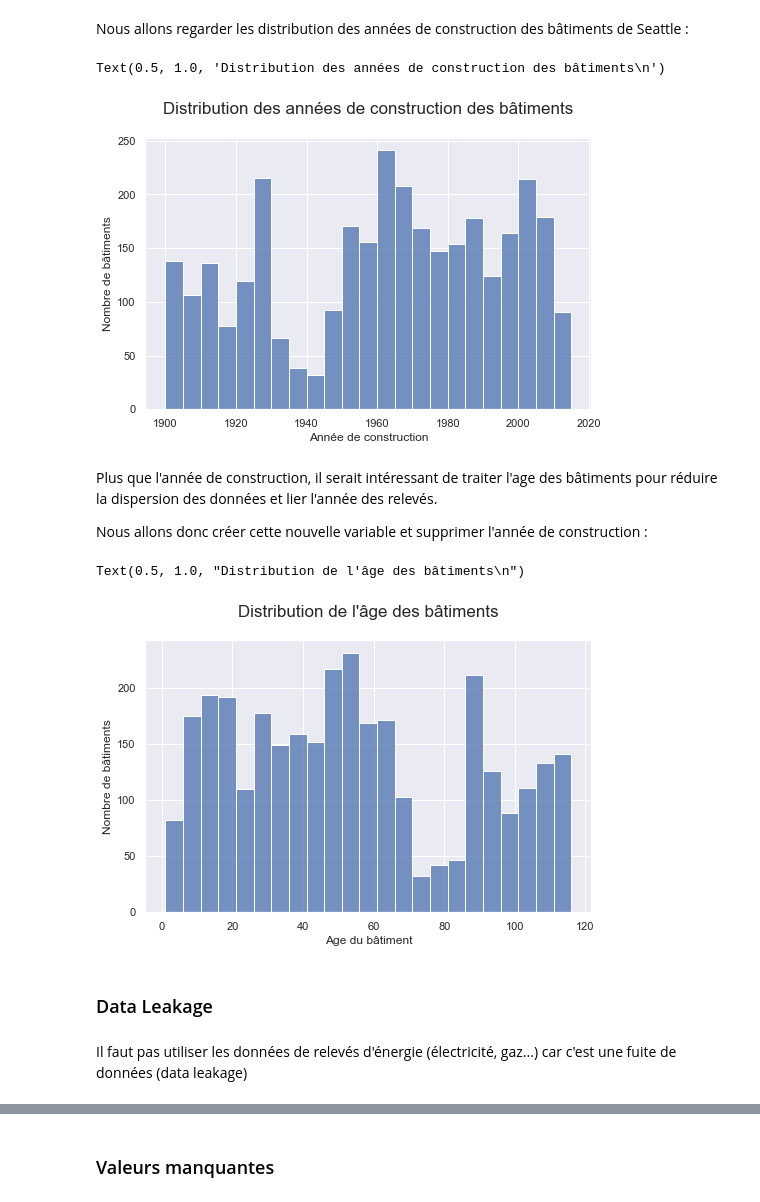
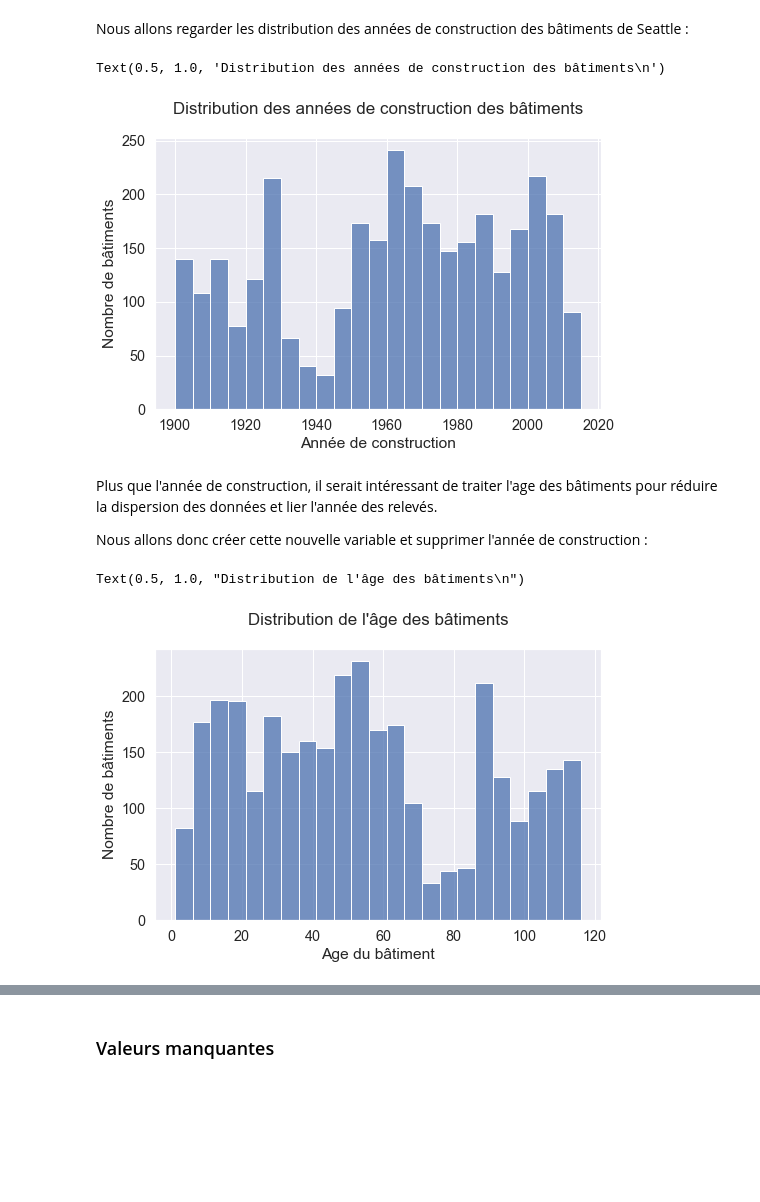
Before and after one commit to Azimoj/Seattle-Electricity, a Jupyter notebook: Pélec_01_notebook.ipynb, the cells around one changed output, grey strips where cells are left out. Saved outputs shown, nothing was run; the diff lists cells and outputs as text; code cells hidden in the pictures; blank space fills up the shorter version.

```diff
--- a/Pélec_01_notebook.ipynb
+++ b/Pélec_01_notebook.ipynb
@@ -749,0 +848,8 @@ data.shape
+# %%
+sns.set(font_scale=1.8)
+fig, axes = plt.subplots(nrows=1, ncols=2,  figsize=(30,20))
+sns.barplot(y='Neighborhood',x='TotalGHGEmissions',data=data, ax=axes[0])
+sns.barplot(y='Neighborhood',x='SiteEnergyUse(kBtu)',data=data, ax=axes[1])
+plt.ylabel('')
+plt.suptitle("Répartition de la consommation d'énergie et emissions de CO2 en fonction de la quartier",
+              fontsize=30)
@@ -750,3 +874,5 @@ data.shape
+# %%
+data.drop(['SiteEUI(kBtu/sf)','SteamUse(kBtu)', 'NaturalGas(kBtu)'], axis=1, inplace= True)
 # %% [markdown]
 ### Valeurs aberrantes
 # %% [markdown]
@@ -774,2 +928,4 @@ data.describe()
 # %% [markdown]
 #### Trouver des valeurs aberrantes
+# %%
+data.rename(columns={'SiteEnergyUse(kBtu)':'SiteEnergyUse'},inplace= True)
@@ -801,5 +965,7 @@ data.shape
 # %%
-data_NO_out = data[~((data.PropertyGFAParking < 0) | (data.PropertyGFABuilding < 0) | (data.TotalGHGEmissions < 0))]
+data_NO_out = data[~((data.PropertyGFAParking < 0) | (data.PropertyGFABuilding < 0) |
+                     (data.PropertyGFABuilding > 4e+6)|(data.TotalGHGEmissions < 0) |
+                     (data.SiteEnergyUse > 4e+8))]
 # %%
 data_NO_out.shape
 # %% [output]
@@ -813,21 +979,23 @@ new_df=data_NO_out.copy()
 # %% [markdown]
 Nous allons regarder les distribution des années de construction des bâtiments de Seattle :
 # %%
+sns.set(font_scale=1.3)
 plt.figure(figsize=(8,5))
 sns.histplot( x='YearBuilt',  data=new_df, bins=int((new_df.YearBuilt.max() - new_df.YearBuilt.min())/5))
 plt.xlabel("Année de construction")
 plt.ylabel("Nombre de bâtiments")
 plt.title(f"Distribution des années de construction des bâtiments\n",  fontsize=17)
 # %% [output]
 Text(0.5, 1.0, 'Distribution des années de construction des bâtiments\n')
-[figure, old version]
+[figure, new version]
 # %% [markdown]
 Plus que l'année de construction, il serait intéressant de traiter l'age des bâtiments pour réduire la dispersion des données et lier l'année des relevés.
 
 Nous allons donc créer cette nouvelle variable et supprimer l'année de construction :
 # %%
+sns.set(font_scale=1.3)
 new_df['BuildingAge'] = new_df['DataYear'] - new_df['YearBuilt']
-new_df.drop('YearBuilt', axis=1, inplace=True)
+new_df.drop(['YearBuilt','DataYear'], axis=1, inplace=True)
 
 fig = plt.figure(figsize=(8,5))
 ax = sns.histplot(data=new_df, x='BuildingAge', bins=int((new_df.BuildingAge.max() - new_df.BuildingAge.min())/5))
@@ -836,8 +1004,4 @@ ax.set_ylabel("Nombre de bâtiments")
 plt.title("Distribution de l'âge des bâtiments\n",  fontsize=17)
 # %% [output]
 Text(0.5, 1.0, "Distribution de l'âge des bâtiments\n")
-[figure, old version]
+[figure, new version]
-# %% [markdown]
-### Data Leakage
-# %% [markdown]
-Il faut pas utiliser les données de relevés d'énergie (électricité, gaz...) car c'est une fuite de données (data leakage)
```
Also changed, not shown: parts of 132 cells of this notebook.
